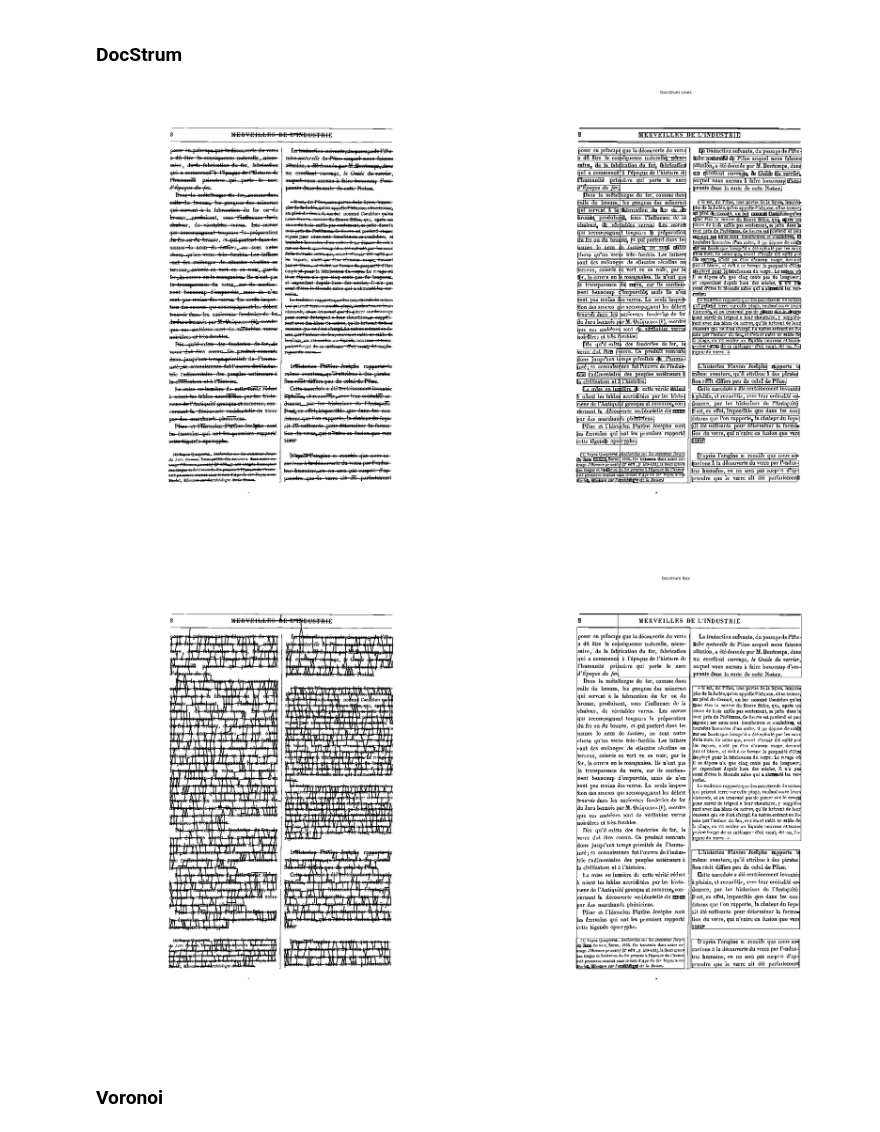
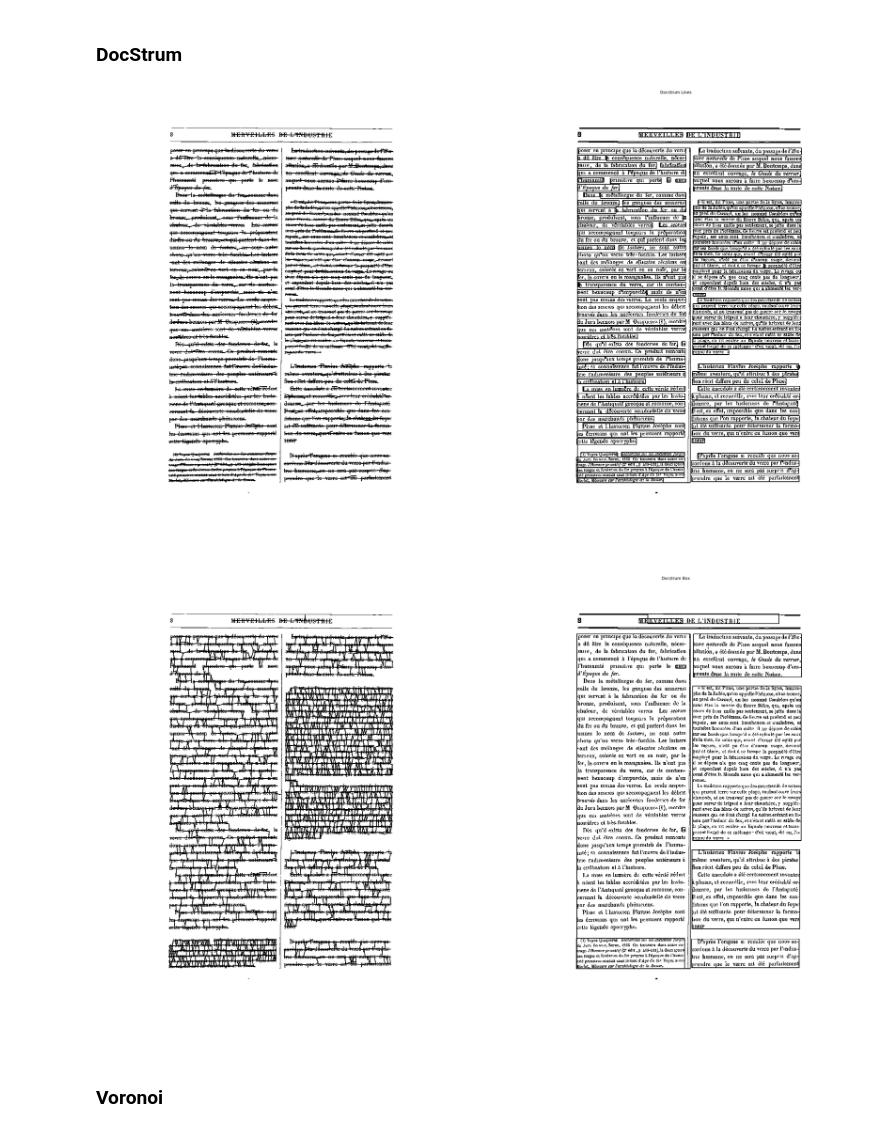
Before and after one commit to loredeluca/Document-Recognition, a Jupyter notebook: Project DDM - Layout Analysis.ipynb, the cells around one changed output. Saved outputs shown, nothing was run; the diff lists cells and outputs as text; code cells hidden in the pictures.

```diff
--- a/Project DDM - Layout Analysis.ipynb
+++ b/Project DDM - Layout Analysis.ipynb
@@ -26,7 +43,9 @@ plotEdges(img,mst_edges,points)
 # %% [markdown]
 ### DocStrum
 # %%
-from Progetto import *
+from Utils import *
+from PreProcessing import *
+from LayoutAnalysis import *
 import cv2
 from matplotlib import pyplot as plt
 
@@ -43,46 +62,42 @@ img_or2=img_bin.copy()
 img_b1=img_bin.copy()
 img_b2=img_bin.copy()
 
-printContours(img_b1,img_b1, 1)
+#printContours(img_b1,img_b1, 1)
 points = findCentroids(img_b1,img_b1)
 
 Graph = kNeighborsGraph(points,5)
 k_kneighbors_edges = np.array(Graph.nonzero()).T
 k_kneighbors_distances = Graph.data
+my_peak_values = findPeaks(k_kneighbors_distances)
 
-points = np.int32(points)
 horizontal_edges, vertical_edges = edgesInformation(k_kneighbors_edges, points, k_kneighbors_distances)
 
 #DOCSTRUM ORIZZONTALE
-docstrum(img, img_b2, horizontal_edges, points, max(k_kneighbors_distances)/2)
+docstrum(img, img_b2, horizontal_edges, points, max(my_peak_values))
 
-rlsa_docstrum = rlsa(img_b2.copy(), True ,False, 2)
-
-printContours(rlsa_docstrum, img_or1, 2)
+printContours(img_b2, img_or1, 3)
 
 plt.figure(figsize=(40,40))
 plt.subplot(1,2,1),plt.imshow(img_b2,'gray')
 plt.title(''), plt.axis('off')
 plt.subplot(1,2,2),plt.imshow(img_or1,'gray')
 plt.title('Docstrum Lines'), plt.axis('off')
 plt.show()
 
 #DOCSTRUM VERTICALE
-docstrum(img, img_b2, vertical_edges, points, max(k_kneighbors_distances)/2)
+docstrum(img, img_b2, vertical_edges, points, max(my_peak_values))
 
-rlsa_docstrum = rlsa(img_b2.copy(), False , True, 1)
-
-printContours(rlsa_docstrum, img_or2, 2)
+printContours(img_b2, img_or2, 3)
 
 plt.figure(figsize=(40,40))
 plt.subplot(1,2,1),plt.imshow(img_b2,'gray')
 plt.title(''), plt.axis('off')
 plt.subplot(1,2,2),plt.imshow(img_or2,'gray')
 plt.title('Docstrum Box'), plt.axis('off')
 plt.show()
 # %% [output]
-[figure, old version]
+[figure, new version]
-[figure, old version]
+[figure, new version]
 # %% [markdown]
 ### Voronoi
 # %%
```
Also changed, not shown: parts of 5 cells of this notebook, 1 other file.
